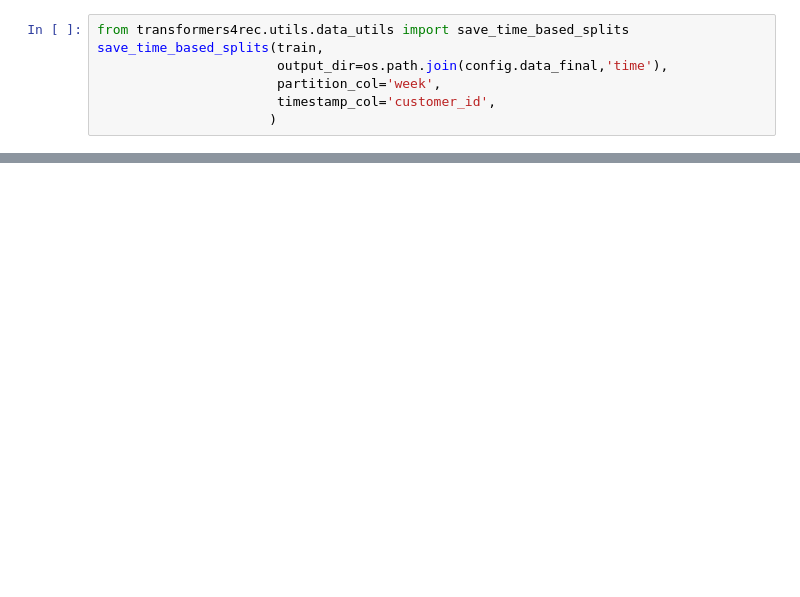
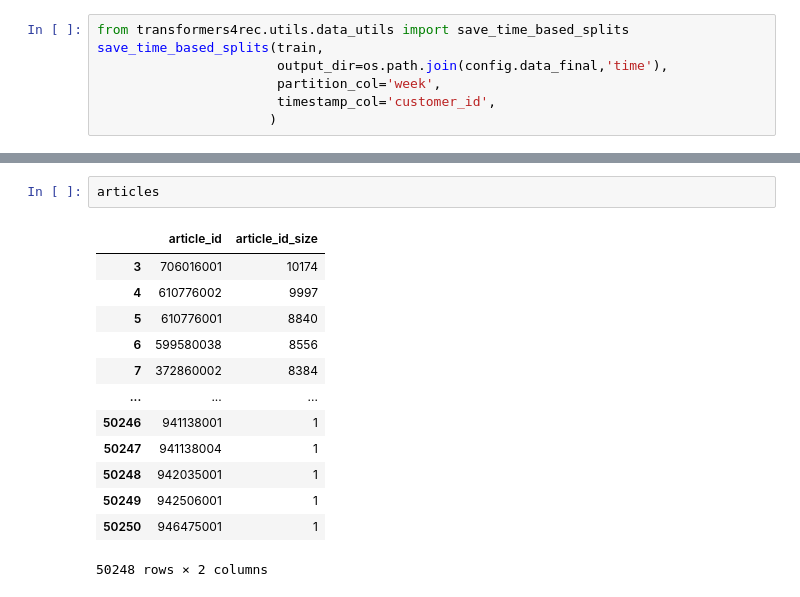
Before and after one commit to joaomiguelol/cv_recsys_deploy, a Jupyter notebook: notebooks/02-transformers4rec-data.ipynb, the cells around one changed output, grey strips where cells are left out. Saved outputs shown, nothing was run; the diff lists cells and outputs as text; blank space fills up the shorter version.

```diff
--- a/notebooks/02-transformers4rec-data.ipynb
+++ b/notebooks/02-transformers4rec-data.ipynb
@@ -211,0 +328,16 @@ save_time_based_splits(train,
+# %%
+articles
+# %% [output]
+|  | article_id | article_id_size |
+| 3 | 706016001 | 10174 |
+| 4 | 610776002 | 9997 |
+| 5 | 610776001 | 8840 |
+| 6 | 599580038 | 8556 |
+| 7 | 372860002 | 8384 |
+| ... | ... | ... |
+| 50246 | 941138001 | 1 |
+| 50247 | 941138004 | 1 |
+| 50248 | 942035001 | 1 |
+| 50249 | 942506001 | 1 |
+| 50250 | 946475001 | 1 |
+50248 rows × 2 columns
```
Also changed, not shown: parts of 19 cells of this notebook, 4 other files.
